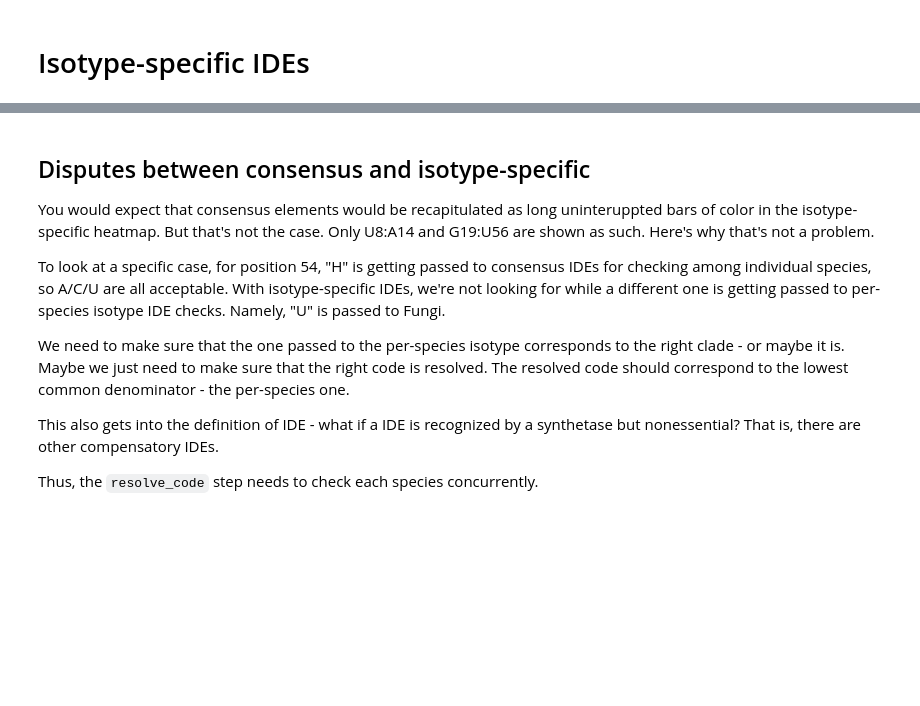
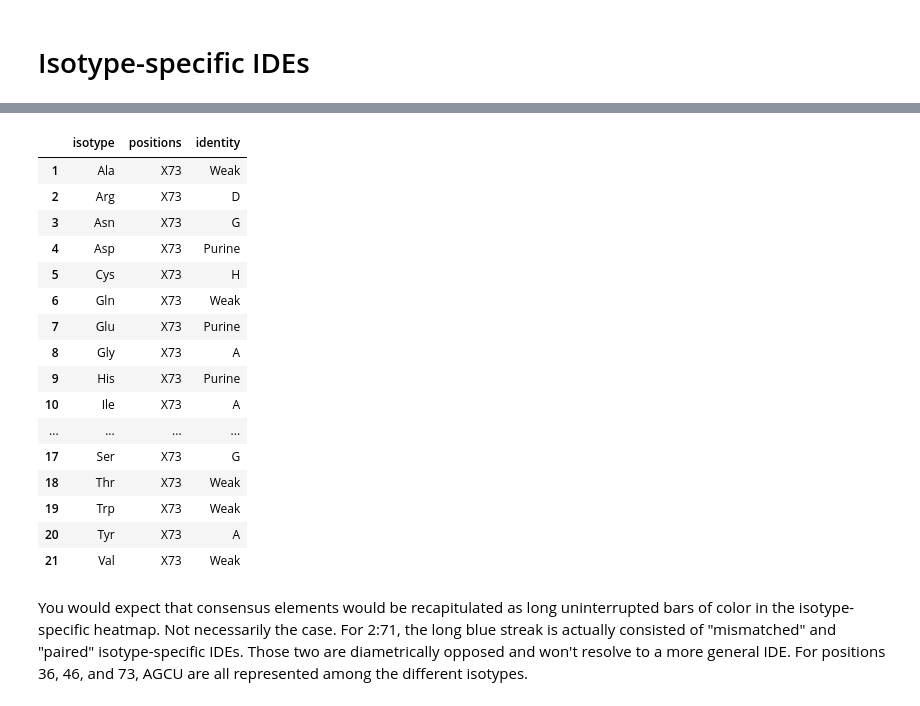
Before and after one commit to bylin/euk-features, a Jupyter notebook: notebooks/isotype-clade-specific.ipynb, the cells around one changed output, grey strips where cells are left out. Saved outputs shown, nothing was run; the diff lists cells and outputs as text; code cells hidden in the pictures; blank space fills up the shorter version.

```diff
--- a/notebooks/isotype-clade-specific.ipynb
+++ b/notebooks/isotype-clade-specific.ipynb
@@ -208,20 +179,31 @@ consensus
 # %% [markdown]
 # Isotype-specific IDEs
 # %%
-check_isotype_IDE = function(position, isotype, code) {
+get_isotype_IDE = function(isotype, position, codes) {
+  isotype = unique(isotype)
+  position = unique(position)
+  best_codes = resolve_code(codes) # returns a vector of all possible combinations of bases. Note that this is not limited to the basic combinations given by the codes variable.
+  if (length(isotype) != 1) stop("Multiple isotypes passed to function")
+  if (length(position) != 1) stop("Multiple positions passed to function")
+  if (length(codes) != 7) return("N/A") # make sure that each clade is represented
+  if (length(best_codes) == 0) return("N/A")
   codes = list(A = "A", C = "C", G = "G", U = "U", Deletion = c("-", "."), Purine = c("A", "G"), Pyrimidine = c("C", "U"), Weak = c("A", "U"), Strong = c("G", "C"), Amino = c("A", "C"), Keto = c("G", "U"), B = c("C", "G", "U"), D = c("A", "G", "U"), H = c("A", "C", "U"), V = c("A", "C", "G"), D = c("A", "G", "U"), GC =  "G:C", AU =  "A:U", UA =  "U:A", CG =  "C:G", GU =  "G:U", UG =  "U:G", PairDeletion =  "-:-", PurinePyrimidine = c("A:U", "G:C"), PyrimidinePurine = c("U:A", "C:G"), StrongPair = c("G:C", "C:G"), WeakPair = c("A:U", "U:A"), Wobble = c("G:U", "U:G"), Paired = c("A:U", "U:A", "C:G", "G:C", "G:U", "U:G"), Bulge = c("A:-", "U:-", "C:-", "G:-", "-:A", "-:G", "-:C", "-:U"), Mismatched = c("A:A", "G:G", "C:C", "U:U", "A:G", "A:C", "C:A", "C:U", "G:A", "U:C"))
-  codes_str = paste0("c('", paste0(codes[[code]], collapse="', '"), "')")
-  df = identities %>%
-    select_('species', 'isotype', position) %>%
-    filter_(paste0("isotype == '", isotype, "'")) %>%
-    group_by_('species') %>%
-    summarize_(match = paste0("sum(", position, " %in% ", codes_str, ")"),
-               miss = paste0("sum(!(", position, " %in% ", codes_str, "))")) %>%
-    mutate(ubiquitous = match > miss)
-  return(all(df$ubiquitous))
+  # for each possible code, check each species
+  # this ensures that we consider other IDEs if the most specific one fails the species check. For example, if "Purine" fails, we also consider "V"
+  species_check = sapply(best_codes, function(code) {
+    codes_str = paste0("c('", paste0(codes[[code]], collapse="', '"), "')")
+    df = identities %>%
+           select_('species', 'isotype', position) %>%
+           filter_(paste0("isotype == '", isotype, "'")) %>%
+           group_by_('species') %>%
+           summarize_(match = paste0("sum(", position, " %in% ", codes_str, ")"),
+                      miss = paste0("sum(!(", position, " %in% ", codes_str, "))")) %>%
+           mutate(ubiquitous = match > miss)
+    all(df$ubiquitous)
+  })
+  ide = names(species_check[species_check])[1]
+  return(ifelse(is.na(ide), "N/A", ide))
 }
-
-check_isotype_IDEs = Vectorize(check_isotype_IDE)
 # %%
 isotype_specific = clade_iso_ac_freqs %>%
   group_by(isotype, positions, clade, variable) %>% # remove duplicates
@@ -264,13 +242,22 @@ isotype_specific %>%
-# %% [markdown]
-## Disputes between consensus and isotype-specific
-
-You would expect that consensus elements would be recapitulated as long uninteruppted bars of color in the isotype-specific heatmap. But that's not the case. Only U8:A14 and G19:U56 are shown as such. Here's why that's not a problem.
-
-To look at a specific case, for position 54, "H" is getting passed to consensus IDEs for checking among individual species, so A/C/U are all acceptable. With isotype-specific IDEs, we're not looking for
-while a different one is getting passed to per-species isotype IDE checks. Namely, "U" is passed to Fungi.
-
-We need to make sure that the one passed to the per-species isotype corresponds to the right clade - or maybe it is. Maybe we just need to make sure that the right code is resolved. The resolved code should correspond to the lowest common denominator - the per-species one.
-
-This also gets into the definition of IDE - what if a IDE is recognized by a synthetase but nonessential? That is, there are other compensatory IDEs.
-
-Thus, the `resolve_code` step needs to check each species concurrently.
+# %%
+isotype_specific %>% filter(positions == 'X73')
+# %% [output]
+|  | isotype | positions | identity |
+| 1 | Ala | X73 | Weak |
+| 2 | Arg | X73 | D |
+| 3 | Asn | X73 | G |
+| 4 | Asp | X73 | Purine |
+| 5 | Cys | X73 | H |
+| 6 | Gln | X73 | Weak |
+| 7 | Glu | X73 | Purine |
+| 8 | Gly | X73 | A |
+| 9 | His | X73 | Purine |
+| 10 | Ile | X73 | A |
+| ... | ... | ... | ... |
+| 17 | Ser | X73 | G |
+| 18 | Thr | X73 | Weak |
+| 19 | Trp | X73 | Weak |
+| 20 | Tyr | X73 | A |
+| 21 | Val | X73 | Weak |
+# %% [markdown]
+You would expect that consensus elements would be recapitulated as long uninterrupted bars of color in the isotype-specific heatmap. Not necessarily the case. For 2:71, the long blue streak is actually consisted of "mismatched" and "paired" isotype-specific IDEs. Those two are diametrically opposed and won't resolve to a more general IDE. For positions 36, 46, and 73, AGCU are all represented among the different isotypes.
```
Also changed, not shown: parts of 8 cells of this notebook.
